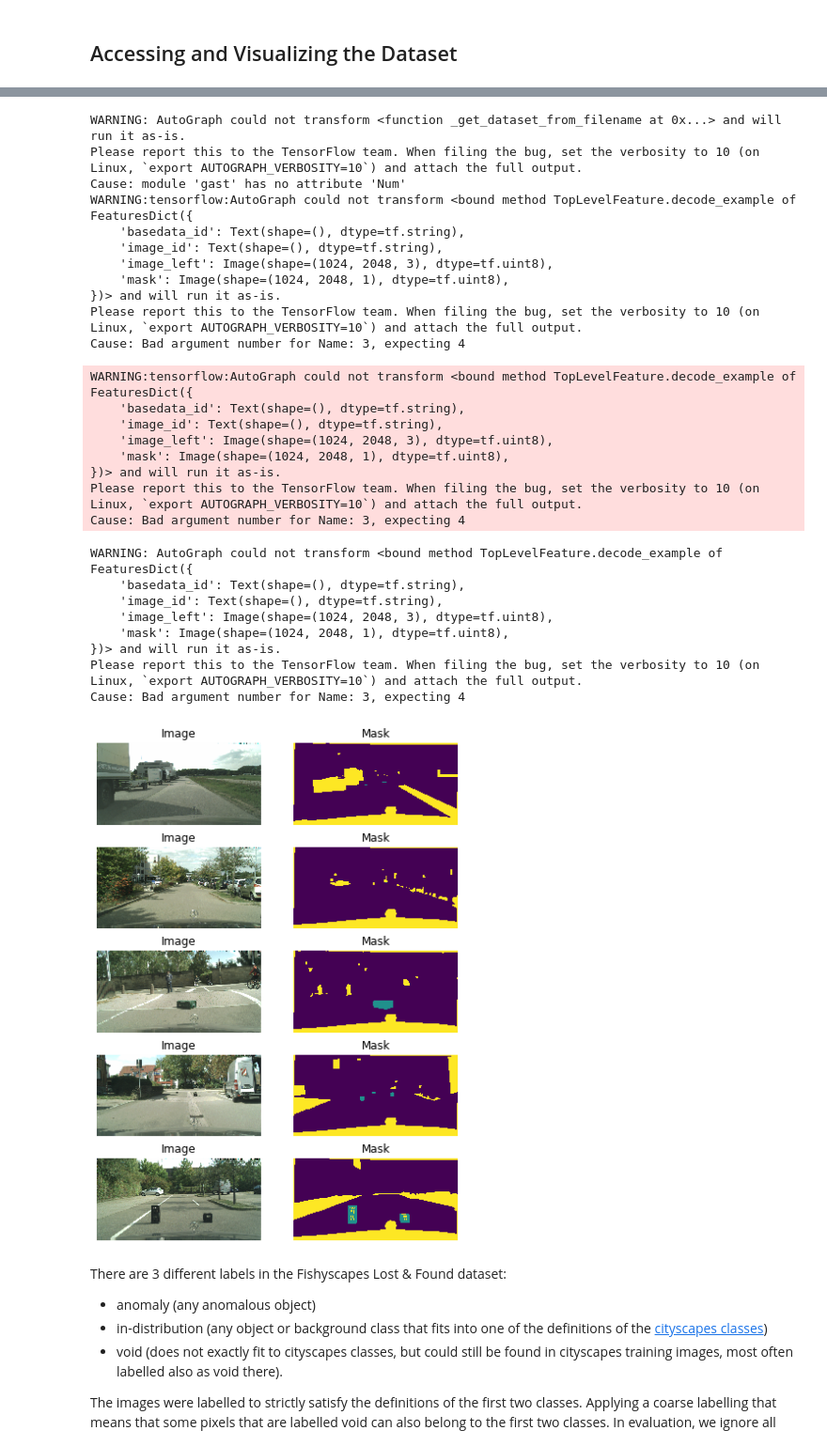
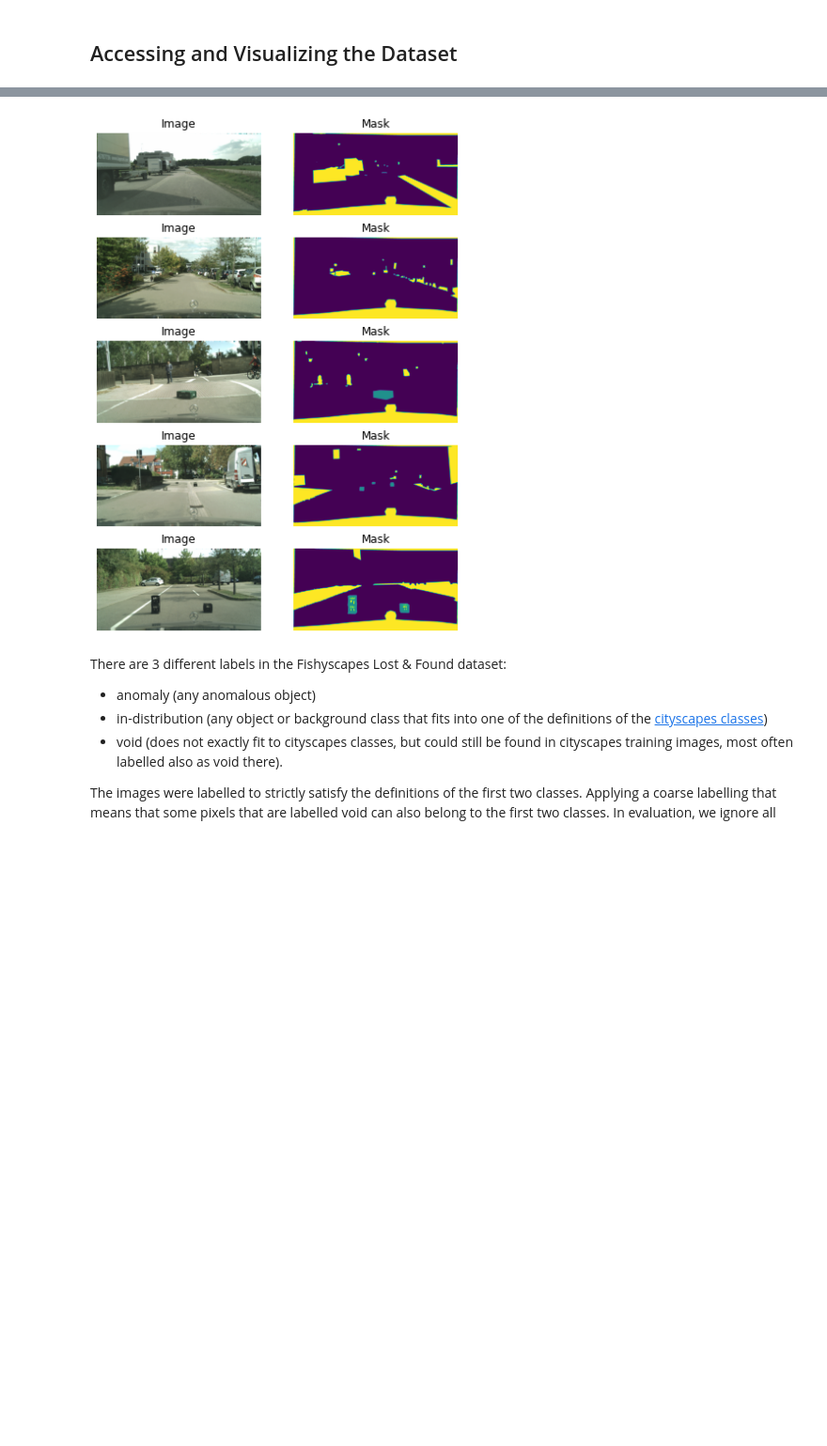
Before and after one commit to hermannsblum/bdl-benchmark, a Jupyter notebook: notebooks/fishyscapes.ipynb, the cells around one changed output, grey strips where cells are left out. Shown at 94% size. Saved outputs shown, nothing was run; the diff lists cells and outputs as text; code cells hidden in the pictures; blank space fills up the shorter version.

```diff
--- a/notebooks/fishyscapes.ipynb
+++ b/notebooks/fishyscapes.ipynb
@@ -69,6 +51,6 @@ HBox(children=(IntProgress(value=0, description='Computing statistics...', max=1
 ## Accessing and Visualizing the Dataset
 # %%
 # load the dataset, there is only a validation dataset
-ds = fs.get_dataset('LostAndFound')
+ds = tfds.load('fishyscapes/LostAndFound', split='validation')
 visualize_tfdataset(ds, 5)
 # %% [output]
@@ -81,31 +57,4 @@ Cause: module 'gast' has no attribute 'Num'
-WARNING: AutoGraph could not transform <function _get_dataset_from_filename at 0x...> and will run it as-is.
-Please report this to the TensorFlow team. When filing the bug, set the verbosity to 10 (on Linux, `export AUTOGRAPH_VERBOSITY=10`) and attach the full output.
-Cause: module 'gast' has no attribute 'Num'
-WARNING:tensorflow:AutoGraph could not transform <bound method TopLevelFeature.decode_example of FeaturesDict({
-    'basedata_id': Text(shape=(), dtype=tf.string),
-    'image_id': Text(shape=(), dtype=tf.string),
-    'image_left': Image(shape=(1024, 2048, 3), dtype=tf.uint8),
-    'mask': Image(shape=(1024, 2048, 1), dtype=tf.uint8),
-})> and will run it as-is.
-Please report this to the TensorFlow team. When filing the bug, set the verbosity to 10 (on Linux, `export AUTOGRAPH_VERBOSITY=10`) and attach the full output.
-Cause: Bad argument number for Name: 3, expecting 4
-WARNING:tensorflow:AutoGraph could not transform <bound method TopLevelFeature.decode_example of FeaturesDict({
-    'basedata_id': Text(shape=(), dtype=tf.string),
-    'image_id': Text(shape=(), dtype=tf.string),
-    'image_left': Image(shape=(1024, 2048, 3), dtype=tf.uint8),
-    'mask': Image(shape=(1024, 2048, 1), dtype=tf.uint8),
-})> and will run it as-is.
-Please report this to the TensorFlow team. When filing the bug, set the verbosity to 10 (on Linux, `export AUTOGRAPH_VERBOSITY=10`) and attach the full output.
-Cause: Bad argument number for Name: 3, expecting 4
-WARNING: AutoGraph could not transform <bound method TopLevelFeature.decode_example of FeaturesDict({
-    'basedata_id': Text(shape=(), dtype=tf.string),
-    'image_id': Text(shape=(), dtype=tf.string),
-    'image_left': Image(shape=(1024, 2048, 3), dtype=tf.uint8),
-    'mask': Image(shape=(1024, 2048, 1), dtype=tf.uint8),
-})> and will run it as-is.
-Please report this to the TensorFlow team. When filing the bug, set the verbosity to 10 (on Linux, `export AUTOGRAPH_VERBOSITY=10`) and attach the full output.
-Cause: Bad argument number for Name: 3, expecting 4
-[figure, old version]
+[figure, new version]
 # %% [markdown]
 There are 3 different labels in the Fishyscapes Lost & Found dataset:
 - anomaly (any anomalous object)
```
Also changed, not shown: parts of 5 cells of this notebook, 3 other files.
